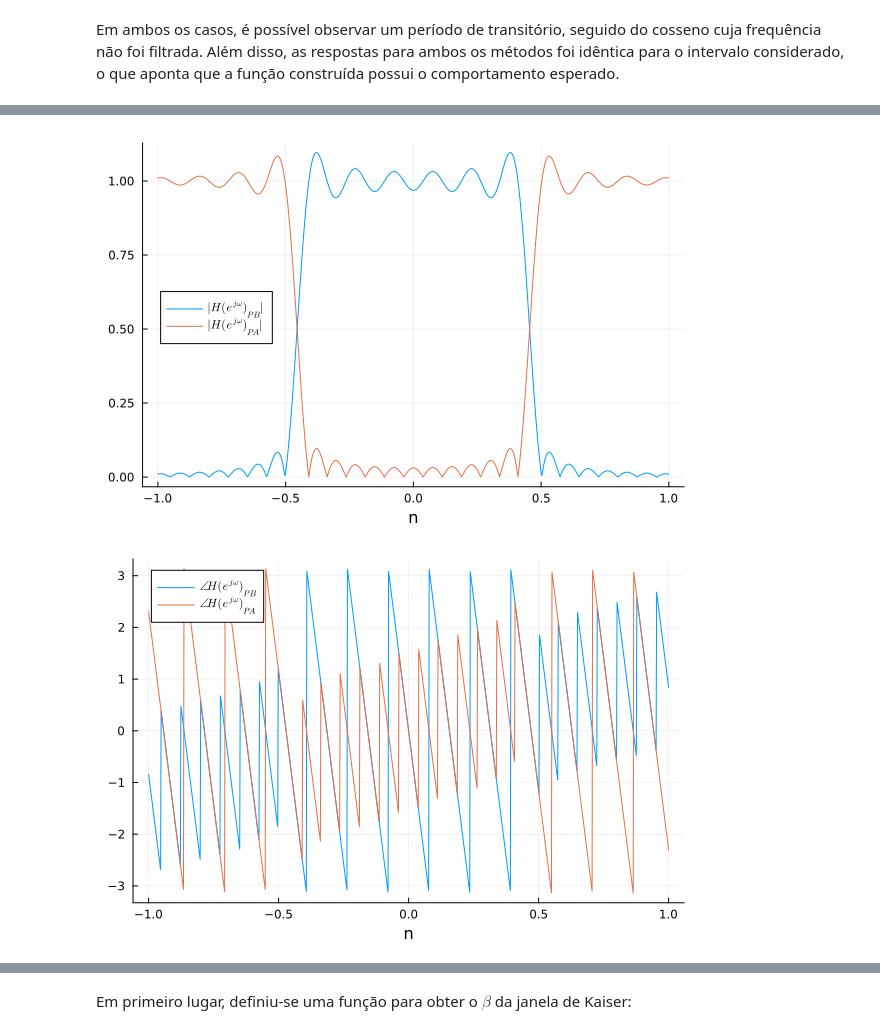
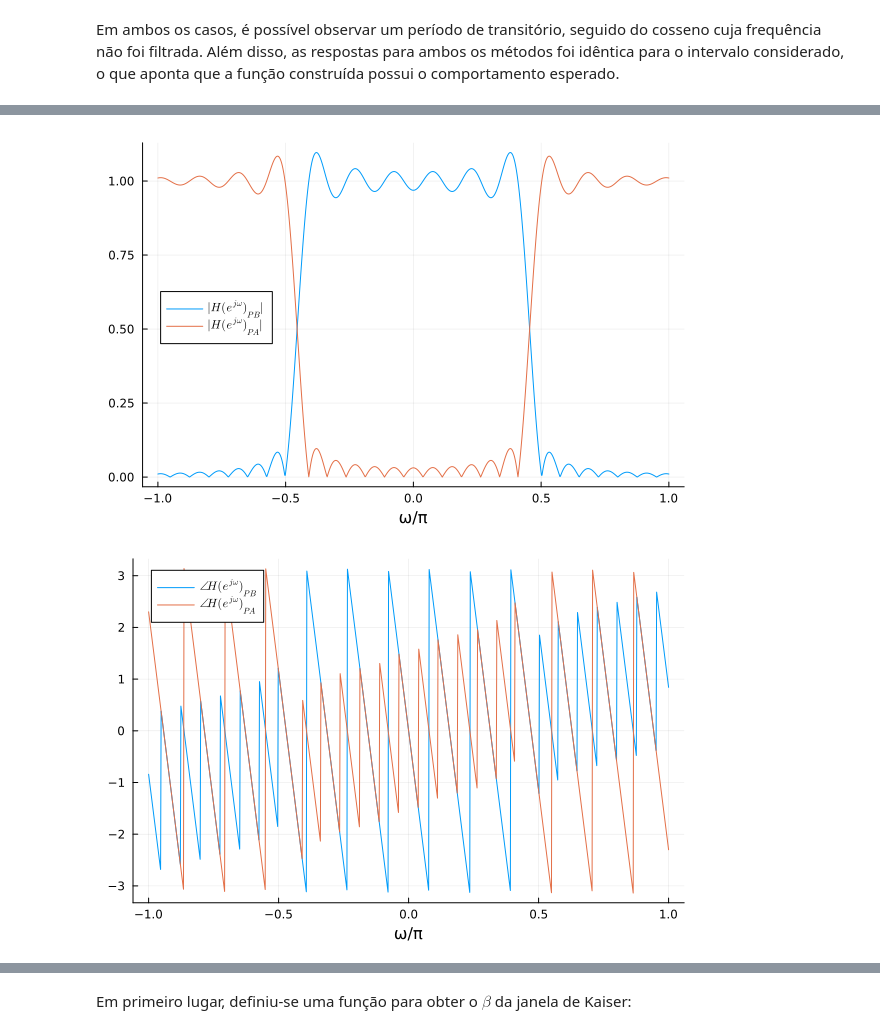
Before and after one commit to HenriqueLefundes/EP2_PES, a Jupyter notebook: EP2.ipynb, the cells around one changed output, grey strips where cells are left out. Drawn from its saved outputs; the diff is of its cells as text; code cells hidden in the pictures.

```diff
--- a/EP2.ipynb
+++ b/EP2.ipynb
@@ -88,18 +98,18 @@ Nos gráficos a seguir, pode-se observar a resposta em frequência (módulo e fa
 # %%
 Hl = PolynomialRatio(hl, [1])
 Hh = PolynomialRatio(hh, [1])
 ω = range(-π, π, 1000)
 HfreqLow = freqz(Hl, ω/π)
 HfreqHigh = freqz(Hh, ω/π)
 
 plot(ω/π, abs.(HfreqLow),  label = L"|H(e^{j\omega})_{PB}|", legend=:left)
 plot!(ω/π, abs.(HfreqHigh), label = L"|H(e^{j\omega})_{PA}|")
-xlabel!("n")
+xlabel!("ω/π")
 # %% [output]
-[figure, old version]
+[figure, new version]
 # %%
 plot(ω/π, angle.(HfreqLow),  label = L"\angle H(e^{j\omega})_{PB}")
 plot!(ω/π, angle.(HfreqHigh), label = L"\angle H(e^{j\omega})_{PA}")
-xlabel!("n")
+xlabel!("ω/π")
 # %% [output]
-[figure, old version]
+[figure, new version]
```
Also changed, not shown: parts of 28 cells of this notebook.
